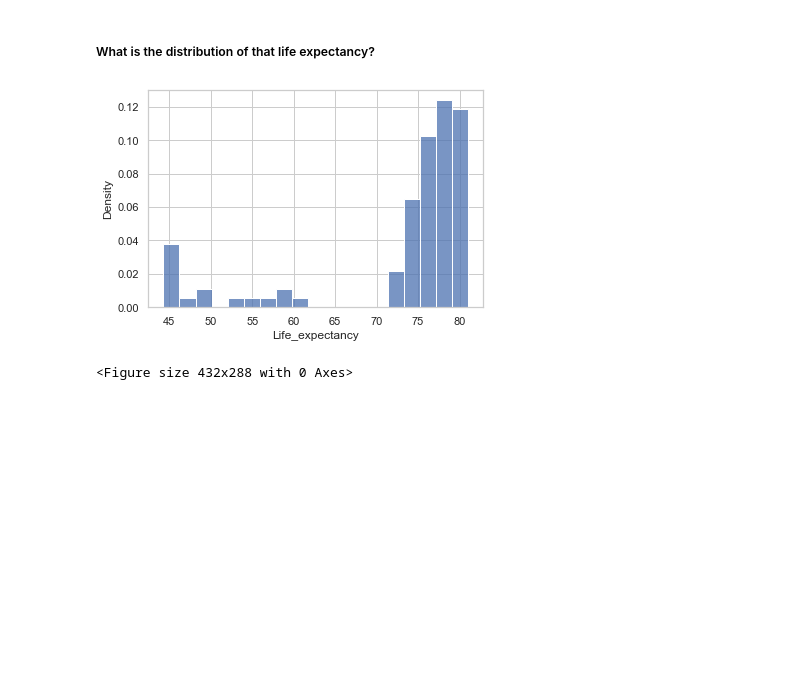
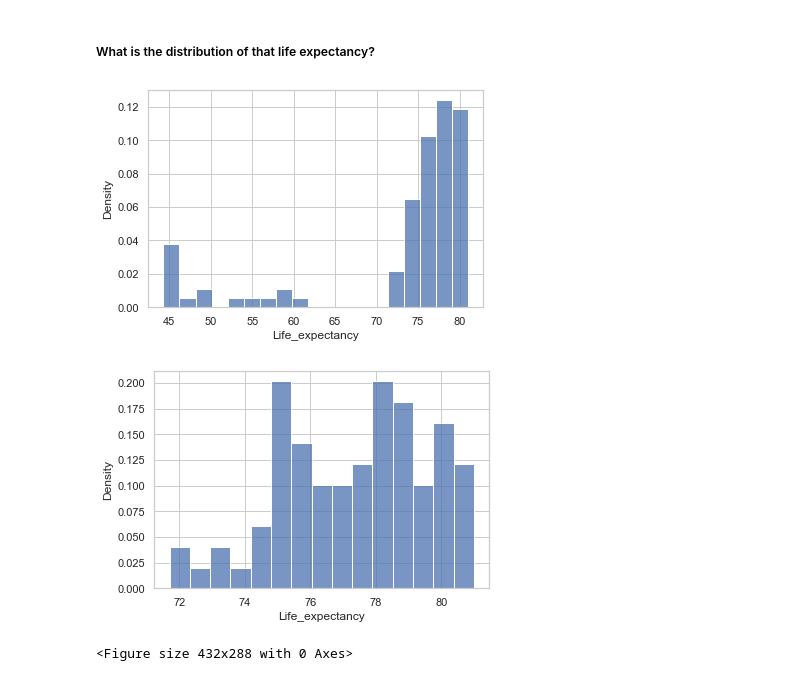
Before and after one commit to JosueLanzarote/Life-Expectancy-and-GDP, a Jupyter notebook: life_expectancy_gdp.ipynb, the cells around one changed output. Saved outputs shown, nothing was run; the diff lists cells and outputs as text; code cells hidden in the pictures; blank space fills up the shorter version.

```diff
--- a/life_expectancy_gdp.ipynb
+++ b/life_expectancy_gdp.ipynb
@@ -155,8 +171,13 @@ plt.clf()
 # %%
 # histogram
 sns.histplot(data=df, x='Life_expectancy', stat='density')
 plt.show()
 plt.clf()
+
+sns.histplot(data=df[df.Country != 'Zimbabwe'], x='Life_expectancy', stat='density', bins = 15)
+plt.show()
+plt.clf()
 # %% [output]
 [figure]
+[figure, added]
 <Figure size 432x288 with 0 Axes>
```
Also changed, not shown: parts of 12 cells of this notebook.
